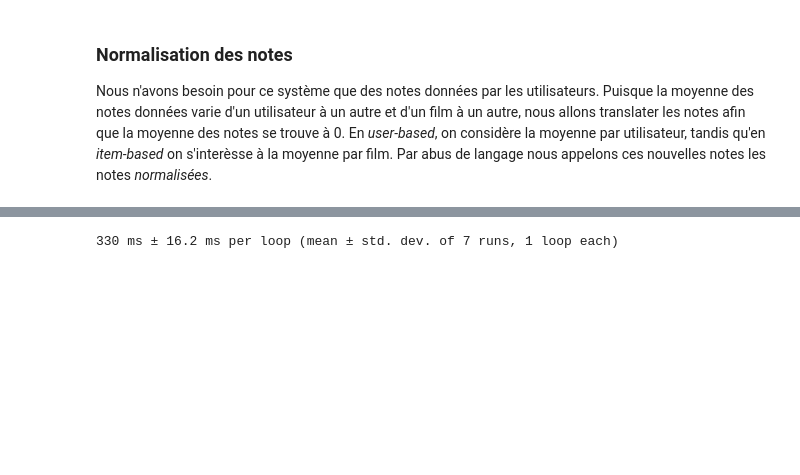
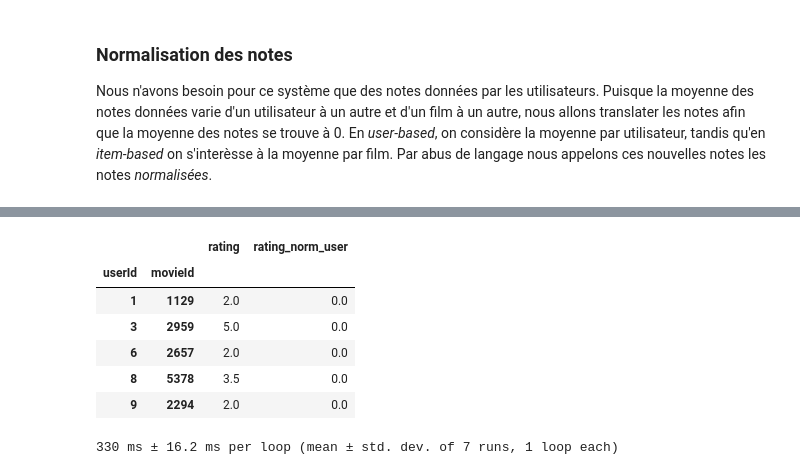
Before and after one commit to AnitaDurr/MovieRecommandation, a Jupyter notebook: MovieNotebook-Copy1.ipynb, the cells around one changed output, grey strips where cells are left out. Drawn from its saved outputs; the diff is of its cells as text; code cells hidden in the pictures; blank space fills up the shorter version.

```diff
--- a/MovieNotebook-Copy1.ipynb
+++ b/MovieNotebook-Copy1.ipynb
@@ -294,3 +297,16 @@ dfr.head()
+# %%
+mean = dfr.groupby(ptype).mean()['rating']
+new_col = 'rating_norm_'+base
+dfr[new_col] = dfr.apply(lambda row : row[0]- mean[row.name[0]] , axis=1)
+dfr.head()
+# %% [output]
+|  |  | rating | rating_norm_user |
+| userId | movieId |  |  |
+| 1 | 1129 | 2.0 | 0.0 |
+| 3 | 2959 | 5.0 | 0.0 |
+| 6 | 2657 | 2.0 | 0.0 |
+| 8 | 5378 | 3.5 | 0.0 |
+| 9 | 2294 | 2.0 | 0.0 |
 # %%
 %%timeit
 mean1 = dfr.groupby(ptype).mean().loc[:, ['rating']]
```
Also changed, not shown: parts of 8 cells of this notebook.
